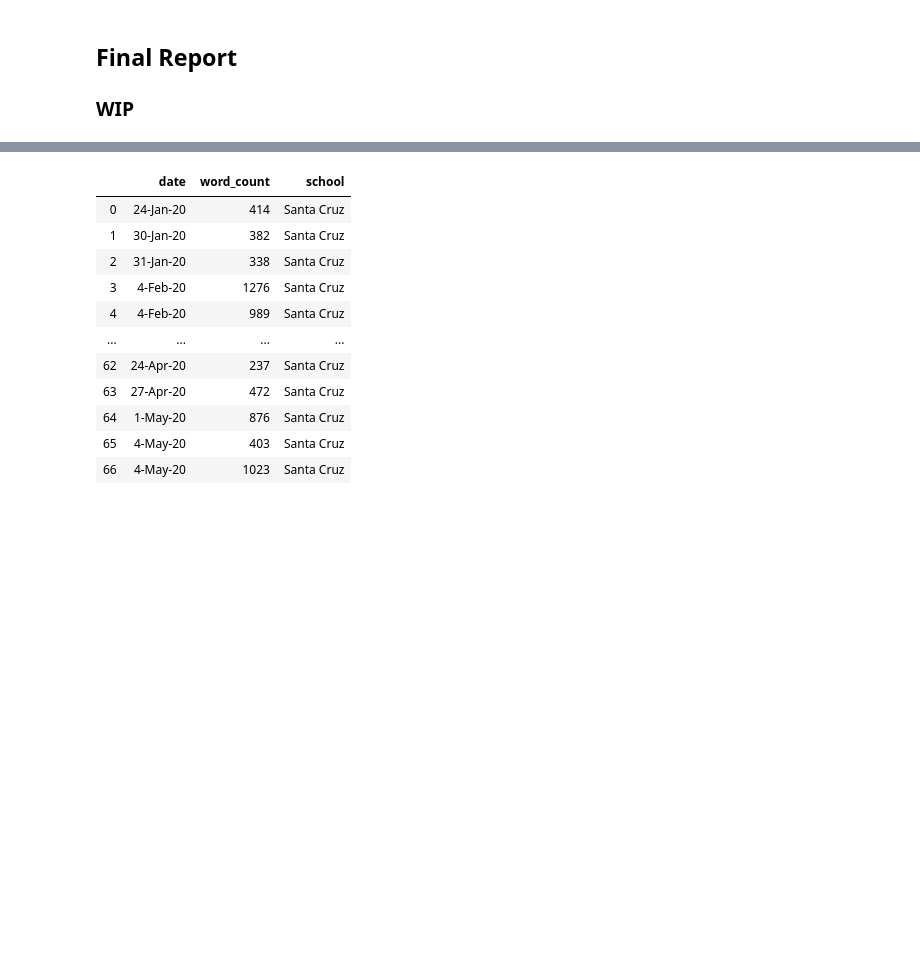
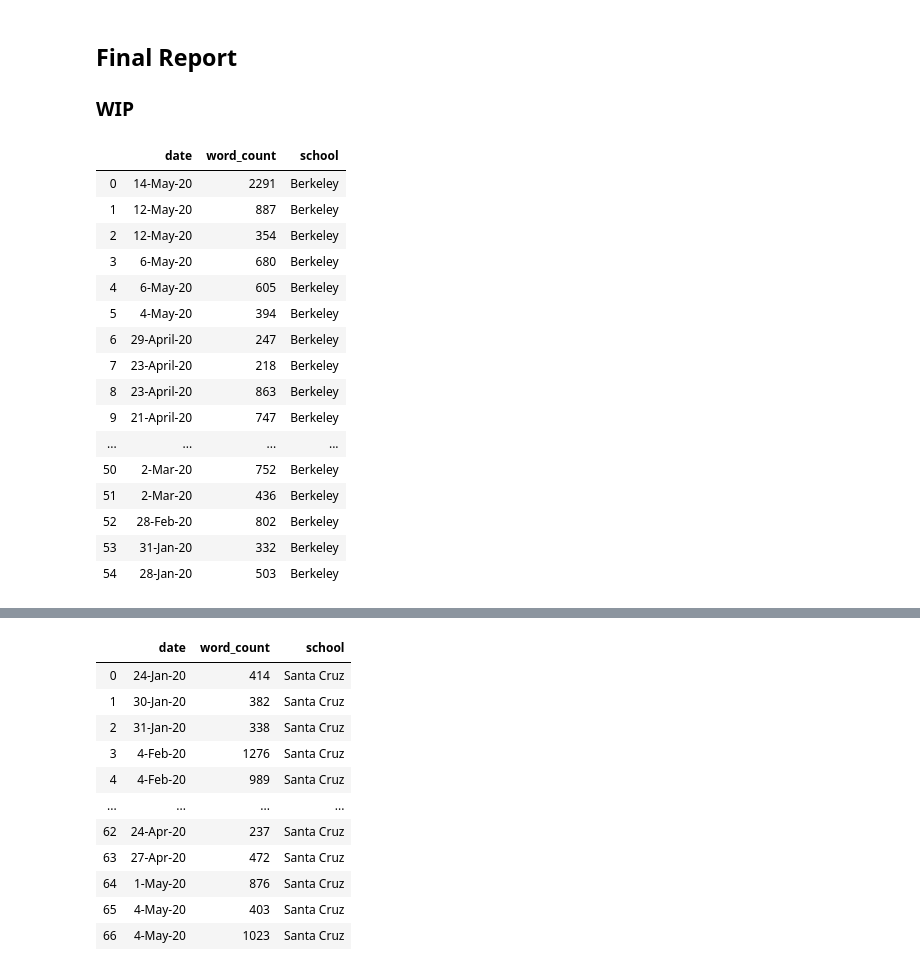
Before and after one commit to hasetia/Data-Science-Sentiment-Analysis-, a Jupyter notebook: Final Report.ipynb, the cells around one changed output, grey strips where cells are left out. Drawn from its saved outputs; the diff is of its cells as text; code cells hidden in the pictures; blank space fills up the shorter version.

```diff
--- a/Final Report.ipynb
+++ b/Final Report.ipynb
@@ -21,0 +33,21 @@ df_ucd = pd.read_csv('Datasets/UC_Davis.csv', dtype={'date': 'str', 'word_count'
+# %%
+# Take a look at Berkeley
+df_ucb
+# %% [output]
+|  | date | word_count | school |
+| 0 | 14-May-20 | 2291 | Berkeley |
+| 1 | 12-May-20 | 887 | Berkeley |
+| 2 | 12-May-20 | 354 | Berkeley |
+| 3 | 6-May-20 | 680 | Berkeley |
+| 4 | 6-May-20 | 605 | Berkeley |
+| 5 | 4-May-20 | 394 | Berkeley |
+| 6 | 29-April-20 | 247 | Berkeley |
+| 7 | 23-April-20 | 218 | Berkeley |
+| 8 | 23-April-20 | 863 | Berkeley |
+| 9 | 21-April-20 | 747 | Berkeley |
+| ... | ... | ... | ... |
+| 50 | 2-Mar-20 | 752 | Berkeley |
+| 51 | 2-Mar-20 | 436 | Berkeley |
+| 52 | 28-Feb-20 | 802 | Berkeley |
+| 53 | 31-Jan-20 | 332 | Berkeley |
+| 54 | 28-Jan-20 | 503 | Berkeley |
```
Also changed, not shown: parts of 17 cells of this notebook.
